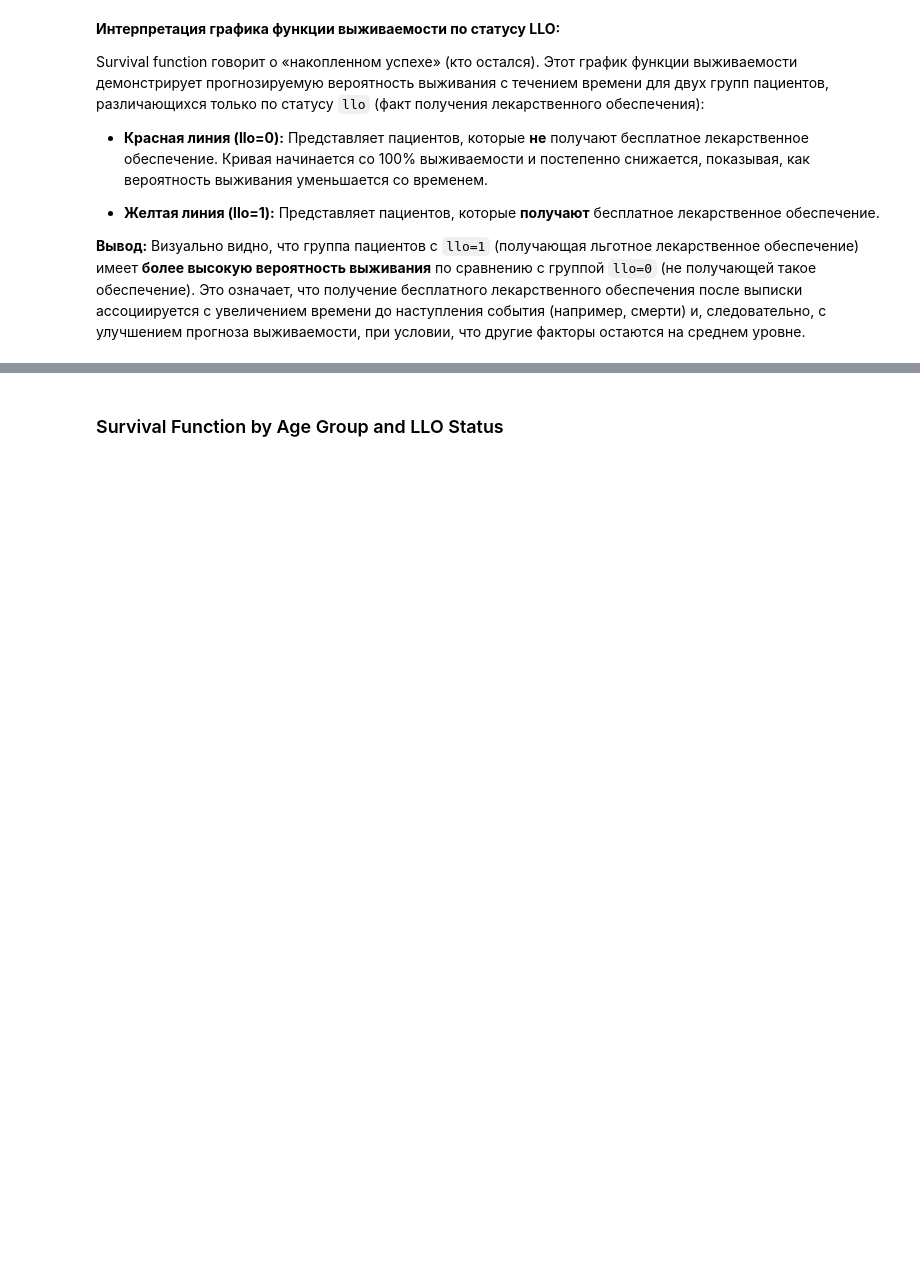
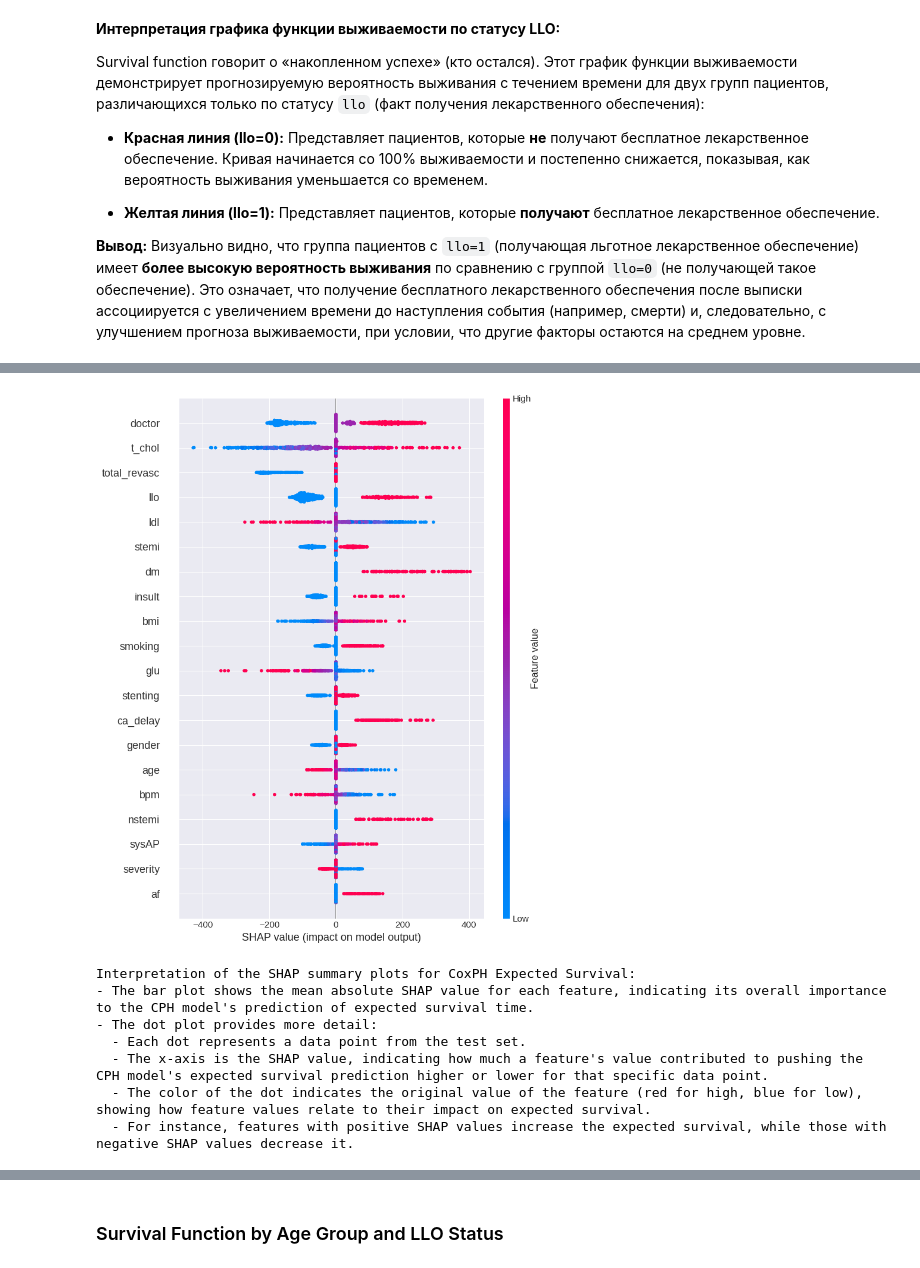
Before and after one commit to D2718281828nis/BioMedAI-Heart-Desease-LifeTime-Forecast, a Jupyter notebook: Survival-function-analysys.ipynb, the cells around one changed output, grey strips where cells are left out. Cells and saved outputs as stored; diff of their text form; code cells hidden in the pictures; blank space fills up the shorter version.

```diff
--- a/Survival-function-analysys.ipynb
+++ b/Survival-function-analysys.ipynb
@@ -623,0 +691,23 @@ print(f"'llo' hazard ratio 95% CI: [{llo_hazard_ratio_lower_ci:.2f}, {llo_hazard
+# %%
+# Create a SHAP summary plot (dots) for the CoxPH model
+plt.figure(figsize=(10, 6))
+shap.summary_plot(shap_values_cph, X_test_sc, feature_names=original_gb_reg_features)
+#plt.title('Feature Impact (SHAP values) for CPH Expected Survival')
+plt.show()
+
+print("Interpretation of the SHAP summary plots for CoxPH Expected Survival:")
+print("- The bar plot shows the mean absolute SHAP value for each feature, indicating its overall importance to the CPH model's prediction of expected survival time.")
+print("- The dot plot provides more detail: ")
+print("  - Each dot represents a data point from the test set.")
+print("  - The x-axis is the SHAP value, indicating how much a feature's value contributed to pushing the CPH model's expected survival prediction higher or lower for that specific data point.")
+print("  - The color of the dot indicates the original value of the feature (red for high, blue for low), showing how feature values relate to their impact on expected survival.")
+print("  - For instance, features with positive SHAP values increase the expected survival, while those with negative SHAP values decrease it.")
+# %% [output]
+[figure, added]
+Interpretation of the SHAP summary plots for CoxPH Expected Survival:
+- The bar plot shows the mean absolute SHAP value for each feature, indicating its overall importance to the CPH model's prediction of expected survival time.
+- The dot plot provides more detail:
+  - Each dot represents a data point from the test set.
+  - The x-axis is the SHAP value, indicating how much a feature's value contributed to pushing the CPH model's expected survival prediction higher or lower for that specific data point.
+  - The color of the dot indicates the original value of the feature (red for high, blue for low), showing how feature values relate to their impact on expected survival.
+  - For instance, features with positive SHAP values increase the expected survival, while those with negative SHAP values decrease it.
```
Also changed, not shown: parts of 35 cells of this notebook.
